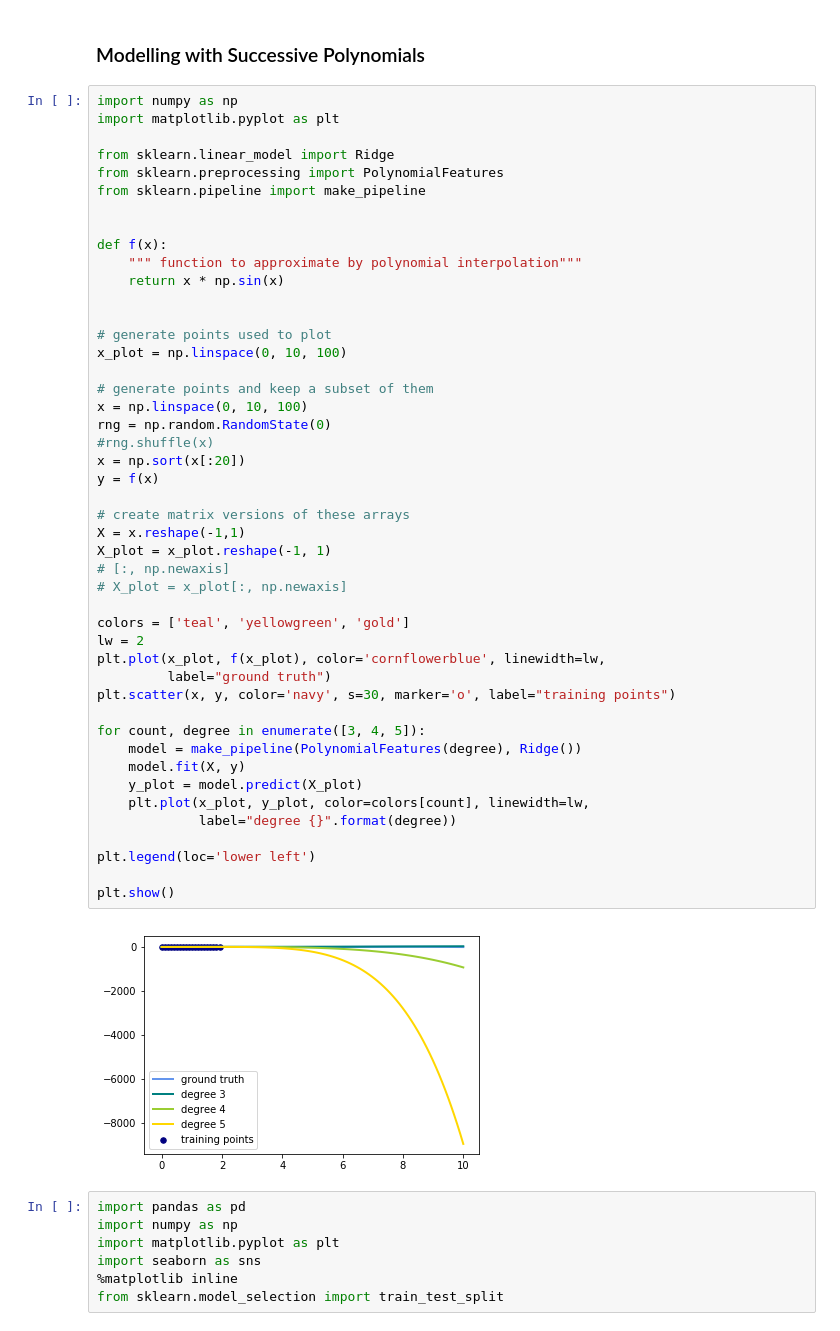
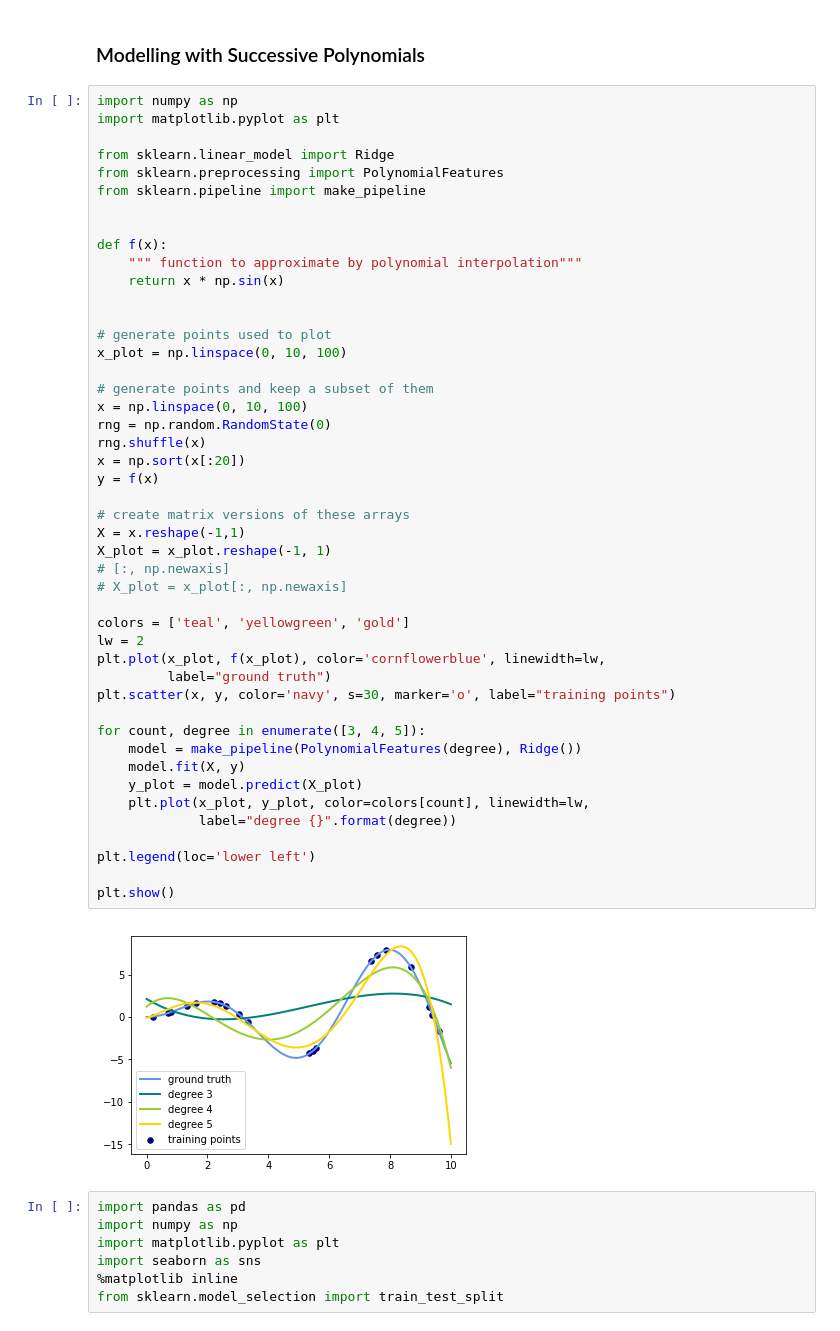
Before and after one commit to garywheeler24/ds-skills-polynomial-pipeline-atlanta-ds-100918, a Jupyter notebook: index.ipynb, the cells around one changed output. Drawn from its saved outputs; the diff is of its cells as text.

```diff
--- a/index.ipynb
+++ b/index.ipynb
@@ -95,35 +95,35 @@ x_plot = np.linspace(0, 10, 100)
 
 # generate points and keep a subset of them
 x = np.linspace(0, 10, 100)
 rng = np.random.RandomState(0)
-#rng.shuffle(x)
+rng.shuffle(x)
 x = np.sort(x[:20])
 y = f(x)
 
 # create matrix versions of these arrays
 X = x.reshape(-1,1)
 X_plot = x_plot.reshape(-1, 1)
 # [:, np.newaxis]
 # X_plot = x_plot[:, np.newaxis]
 
 colors = ['teal', 'yellowgreen', 'gold']
 lw = 2
 plt.plot(x_plot, f(x_plot), color='cornflowerblue', linewidth=lw,
          label="ground truth")
 plt.scatter(x, y, color='navy', s=30, marker='o', label="training points")
 
 for count, degree in enumerate([3, 4, 5]):
     model = make_pipeline(PolynomialFeatures(degree), Ridge())
     model.fit(X, y)
     y_plot = model.predict(X_plot)
     plt.plot(x_plot, y_plot, color=colors[count], linewidth=lw,
              label="degree {}".format(degree))
 
 plt.legend(loc='lower left')
 
 plt.show()
 # %% [output]
-[figure, old version]
+[figure, new version]
 # %%
 import pandas as pd
 import numpy as np
```
